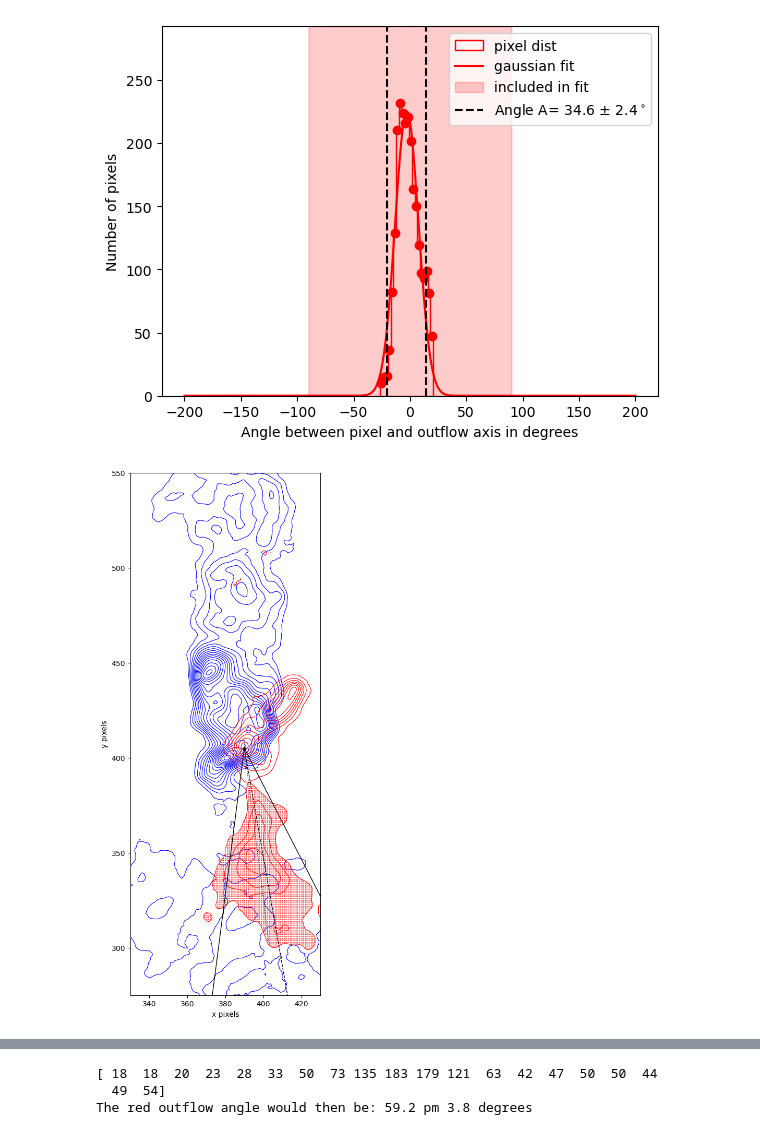
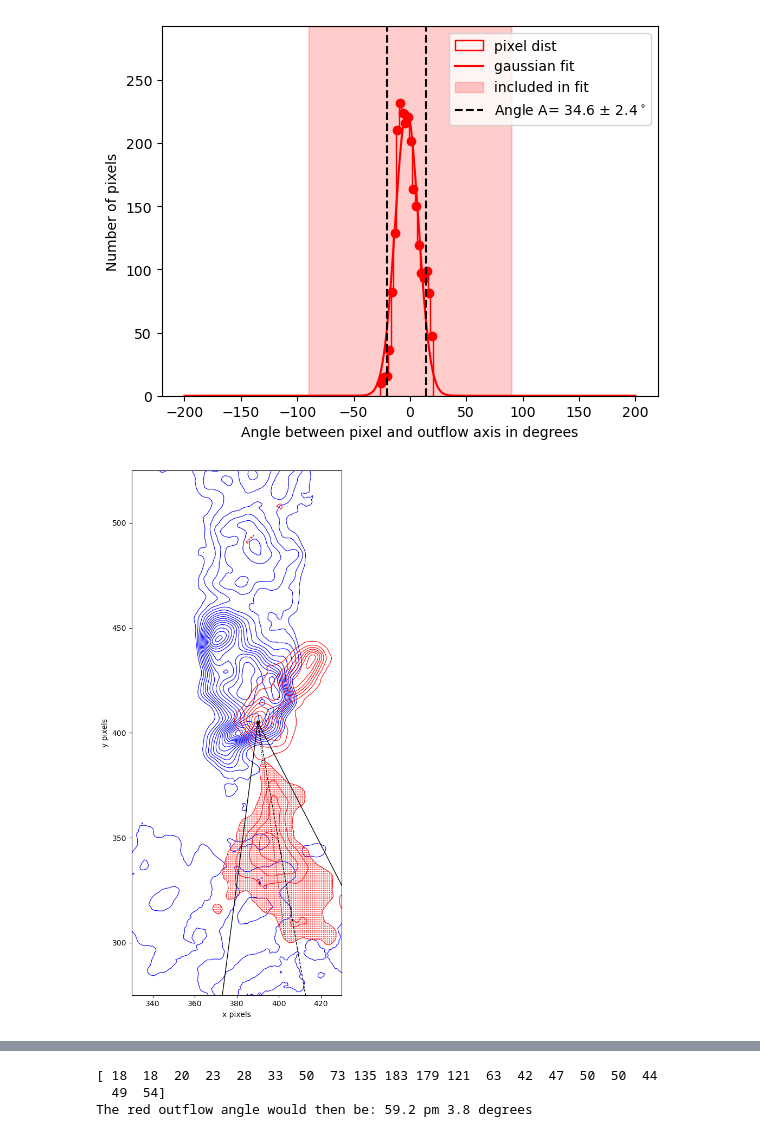
Before and after one commit to femkeballieux/master_project_2, a Jupyter notebook: code/LTERadtrans_RotDiagram_G351.77.ipynb, the cells around one changed output, grey strips where cells are left out. Saved outputs shown, nothing was run; the diff lists cells and outputs as text; code cells hidden in the pictures.

```diff
--- a/code/LTERadtrans_RotDiagram_G351.77.ipynb
+++ b/code/LTERadtrans_RotDiagram_G351.77.ipynb
@@ -879,35 +879,35 @@ contourlevels_blue=np.array([3,23,43,63,83,103,123,143,163,183,203,223,243,263,2
 ax.contour(B6_blue.value, levels=contourlevels_blue, colors='blue', linewidths=0.8, zorder=10)
 
 # Set the limits for zooming
 ax.set_xlim(330,430)
-ax.set_ylim(275,550)
+ax.set_ylim(275,525)
 
 plt.xlabel('x pixels')
 plt.ylabel('y pixels')
 ax.set_aspect('equal')
 
 #Plot the new angles
 def rotate_vector(x, y, mu):
     # Calculate the components of the new vector after rotation
     mu = np.radians(mu)
     x_new = x * np.cos(mu) - y * np.sin(mu)
     y_new = x * np.sin(mu) + y * np.cos(mu)
     return np.array([x_new, y_new])
 
 #vector_axis_red is point 2 minus point 1, so assumes point 1 as origin
 scaling = 2 #Scaling factor for the new axis, random number, only for plotting
 new_axis_redA = rotate_vector(vector_axis_redA[0], vector_axis_redA[1], -mu_redA) * scaling #the new vector from fitted mu. Take negative mu because of conventions
 
 upper_angle_redA = rotate_vector(vector_axis_redA[0], vector_axis_redA[1], -(mu_redA + 0.5*fwqm_redA)) * scaling
 lower_angle_redA = rotate_vector(vector_axis_redA[0], vector_axis_redA[1], -(mu_redA - 0.5*fwqm_redA)) * scaling
 
 plt.plot([point1_redA[0], point1_redA[0] + new_axis_redA[0]], [point1_redA[1], point1_redA[1] + new_axis_redA[1]], color='black', linestyle='--', linewidth=1, zorder=30)
 plt.plot([point1_redA[0], point1_redA[0] + upper_angle_redA[0]], [point1_redA[1], point1_redA[1] + upper_angle_redA[1]], color='black', linestyle='-', linewidth=1, zorder=30)
 plt.plot([point1_redA[0], point1_redA[0] + lower_angle_redA[0]], [point1_redA[1], point1_redA[1] + lower_angle_redA[1]], color='black', linestyle='-', linewidth=1, zorder=30)
 plt.savefig(fname=path+'plots/contour+pixels+angles_'+source_name+'_A.png', dpi=300, bbox_inches='tight' )
 plt.show()
 # %% [output]
-[figure, old version]
+[figure, new version]
 # %%
 """  Do B. Only red. """
 
```
Also changed, not shown: parts of 4 cells of this notebook, 1 other file.
